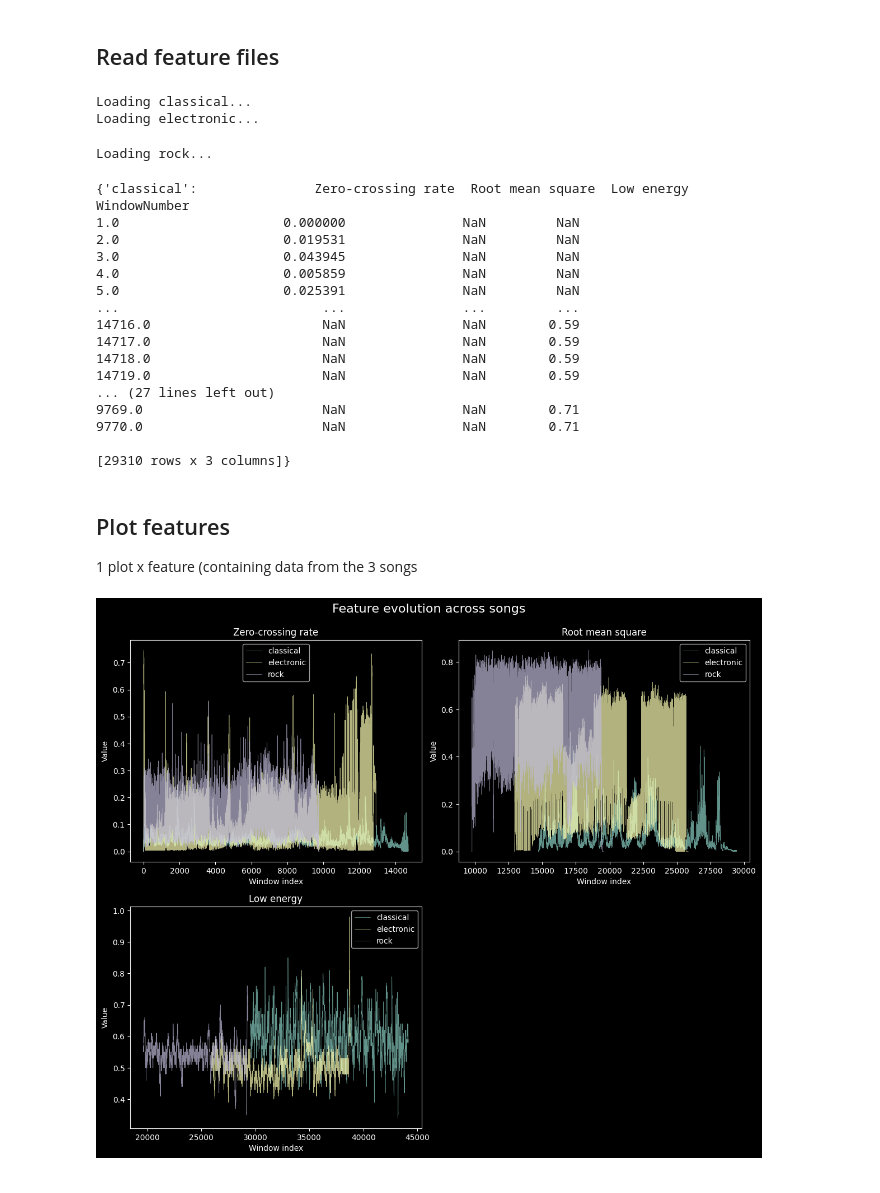
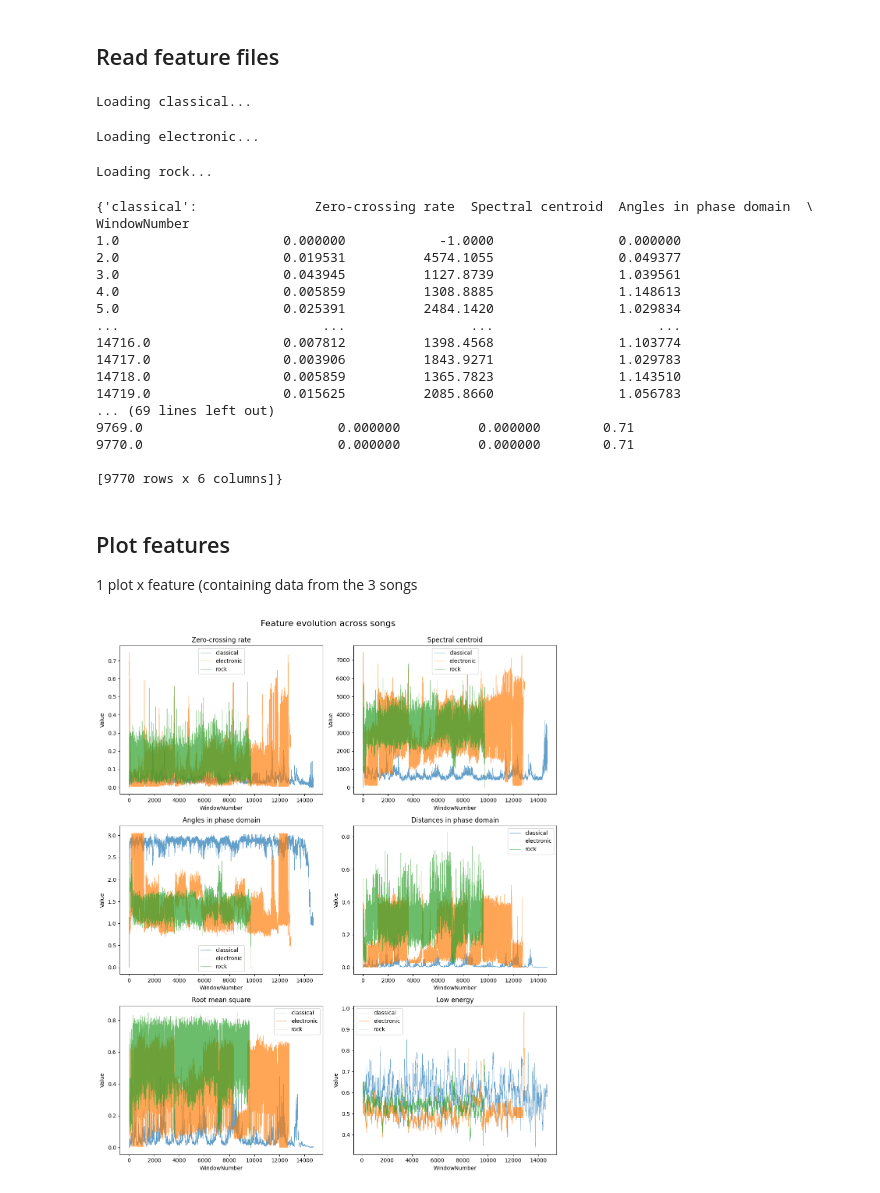
Before and after one commit to martijuanola/RWTH-AIiM, a Jupyter notebook: exercices/e2/ex1.ipynb, the cells around one changed output. Drawn from its saved outputs; the diff is of its cells as text; code cells hidden in the pictures.

```diff
--- a/exercices/e2/ex1.ipynb
+++ b/exercices/e2/ex1.ipynb
@@ -34,71 +34,63 @@ for song_path in song_dirs:
     for f in arff_files:
         data, meta = arff.loadarff(f)
         df = pd.DataFrame(data)
-        #df = df.iloc[:, [0]] # only first column
+        df = df.applymap(lambda x: x.decode() if isinstance(x, bytes) else x)
+        df = df.apply(pd.to_numeric, errors='coerce')
+        df.set_index('WindowNumber', inplace=True)
         dfs.append(df)
 
-    # Merge all windows
-    song_df = pd.concat(dfs, ignore_index=True)
-    song_df.index.name = "window_number"
-
-    # Decode bytes -> str if necessary
-    song_df = song_df.applymap(lambda x: x.decode() if isinstance(x, bytes) else x)
-
-    # Convert everything to numeric
-    song_df = song_df.apply(pd.to_numeric, errors='coerce')
-
-    if 'WindowNumber' in song_df.columns:
-        song_df = song_df.set_index('WindowNumber')
+    # --- Merge horizontally, aligning by window number ---
+    song_df = pd.concat(dfs, axis=1)
 
     song_data[song_name] = song_df
 # %% [output]
 Loading classical...
-Loading electronic...
-Loading rock...
+Loading electronic...
+Loading rock...
 # %%
 print(song_data)
 # %% [output]
-{'classical':               Zero-crossing rate  Root mean square  Low energy
+{'classical':               Zero-crossing rate  Spectral centroid  Angles in phase domain  \
 WindowNumber
-1.0                     0.000000               NaN         NaN
-2.0                     0.019531               NaN         NaN
-3.0                     0.043945               NaN         NaN
-4.0                     0.005859               NaN         NaN
-5.0                     0.025391               NaN         NaN
-...                          ...               ...         ...
-14716.0                      NaN               NaN        0.59
-14717.0                      NaN               NaN        0.59
-14718.0                      NaN               NaN        0.59
-14719.0                      NaN               NaN        0.59
-... (27 lines left out)
-9769.0                       NaN               NaN        0.71
-9770.0                       NaN               NaN        0.71
+1.0                     0.000000            -1.0000                0.000000
+2.0                     0.019531          4574.1055                0.049377
+3.0                     0.043945          1127.8739                1.039561
+4.0                     0.005859          1308.8885                1.148613
+5.0                     0.025391          2484.1420                1.029834
+...                          ...                ...                     ...
+14716.0                 0.007812          1398.4568                1.103774
+14717.0                 0.003906          1843.9271                1.029783
+14718.0                 0.005859          1365.7823                1.143510
+14719.0                 0.015625          2085.8660                1.056783
+... (69 lines left out)
+9769.0                         0.000000          0.000000        0.71
+9770.0                         0.000000          0.000000        0.71
 
-[29310 rows x 3 columns]}
+[9770 rows x 6 columns]}
 # %% [markdown]
 ## Plot features
 
 1 plot x feature (containing data from the 3 songs
 # %%
-num_features = 3
+num_features = 6
 
 # Identify feature names (assuming all songs share same structure)
 features = list(next(iter(song_data.values())).columns[:num_features])  # first n features
 
 # Plot one figure per feature, with 3 song curves
 plt.figure(figsize=(12, 14))
 
 for i, feature in enumerate(features, 1):
     plt.subplot(3, 2, i)
     for song_name, df in song_data.items():
         plt.plot(df[feature].values, label=song_name, alpha=0.7, linewidth=0.5)
     plt.title(feature)
     plt.xlabel("WindowNumber")
     plt.ylabel("Value")
     plt.legend()
     plt.tight_layout()
 
 plt.suptitle("Feature evolution across songs", fontsize=16, y=1.02)
 plt.show()
 # %% [output]
-[figure, old version]
+[figure, new version]
```
Also changed, not shown: parts of 1 cell of this notebook, 10 other files.
